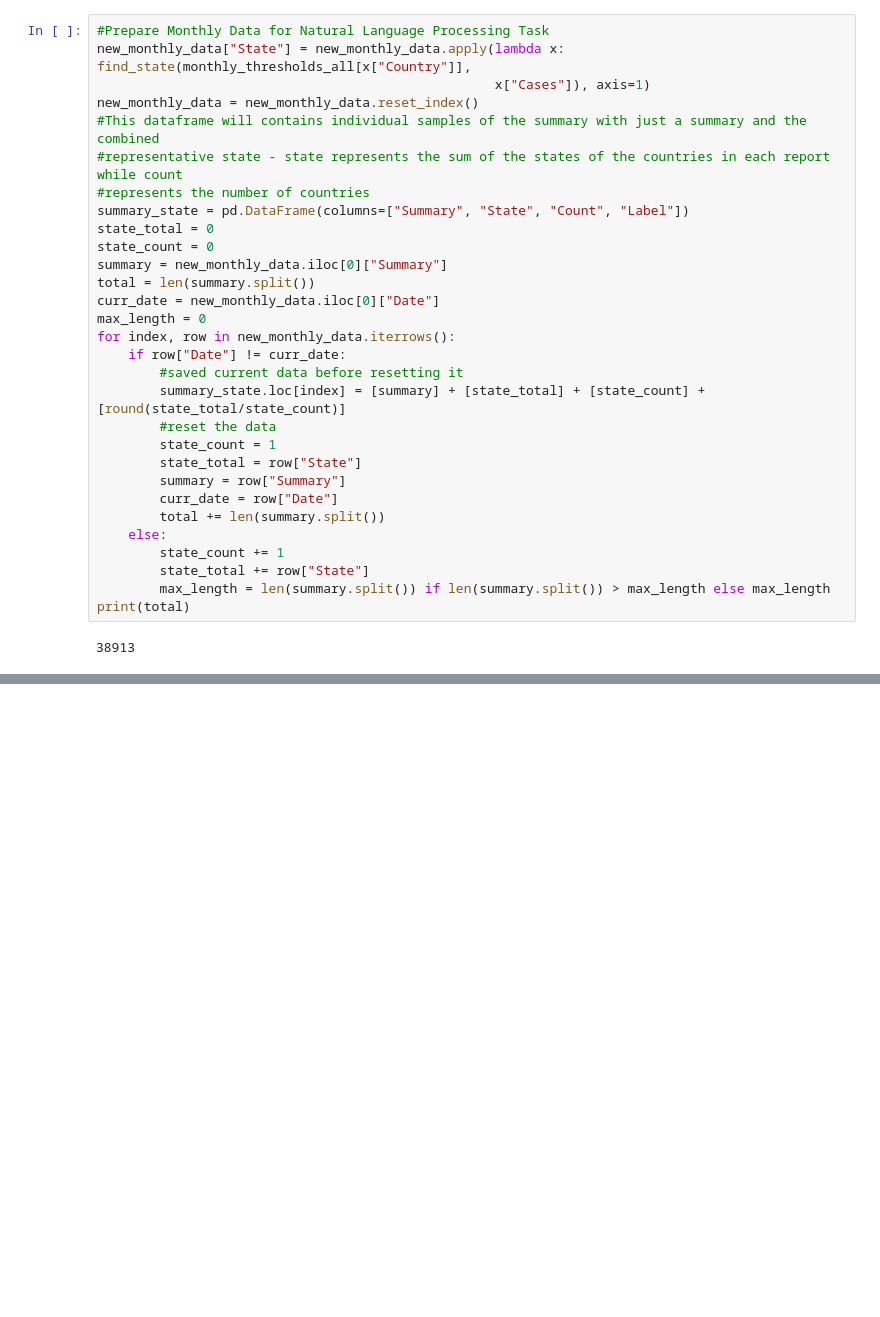
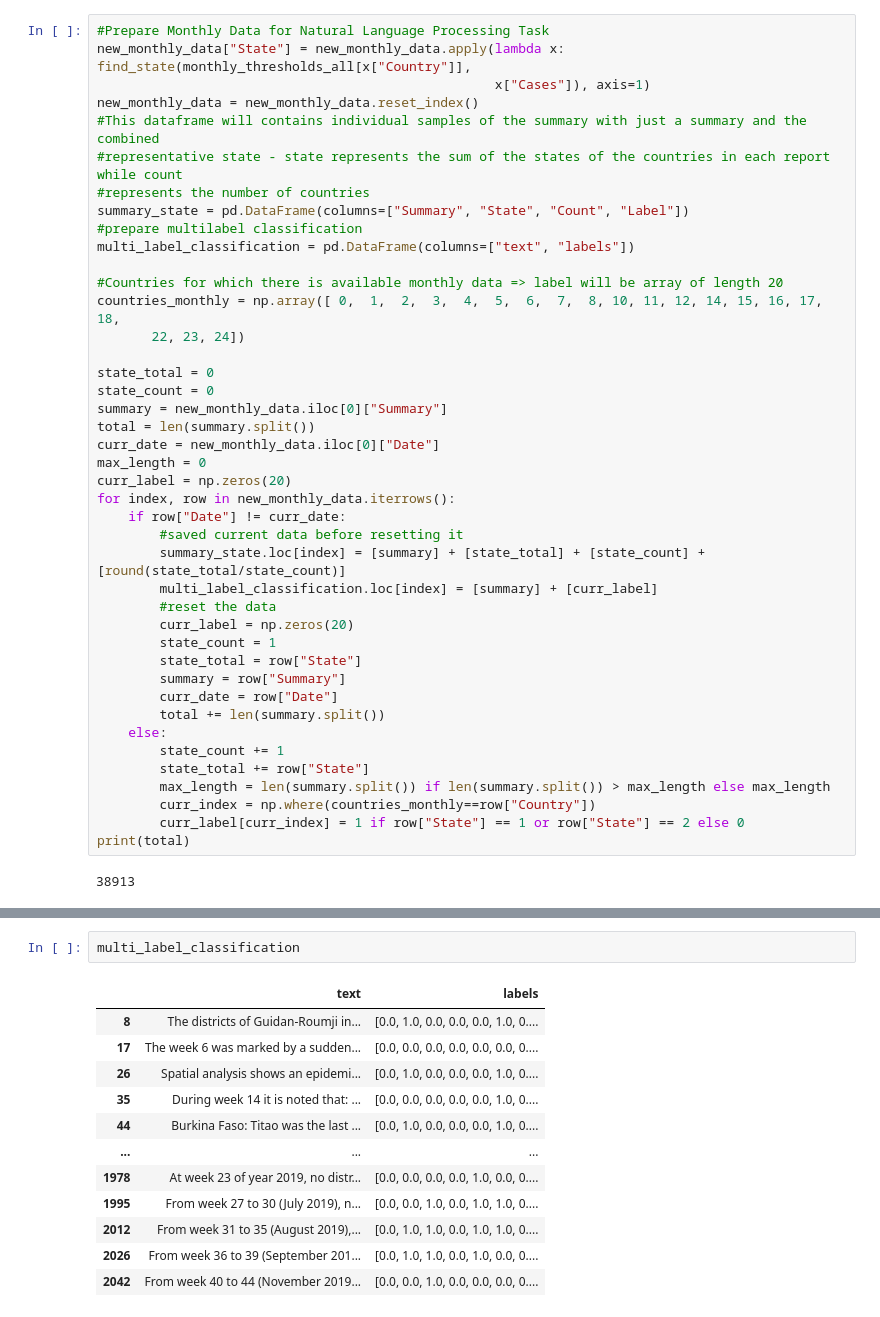
Before and after one commit to amirgamil/Meningitis-Analysis, a Jupyter notebook: Code/data_preprocessing.ipynb, the cells around one changed output, grey strips where cells are left out. Drawn from its saved outputs; the diff is of its cells as text; blank space fills up the shorter version.

```diff
--- a/Code/data_preprocessing.ipynb
+++ b/Code/data_preprocessing.ipynb
@@ -412,17 +412,27 @@ new_monthly_data = new_monthly_data.reset_index()
 #representative state - state represents the sum of the states of the countries in each report while count
 #represents the number of countries
 summary_state = pd.DataFrame(columns=["Summary", "State", "Count", "Label"])
+#prepare multilabel classification
+multi_label_classification = pd.DataFrame(columns=["text", "labels"])
+
+#Countries for which there is available monthly data => label will be array of length 20
+countries_monthly = np.array([ 0,  1,  2,  3,  4,  5,  6,  7,  8, 10, 11, 12, 14, 15, 16, 17, 18,
+       22, 23, 24])
+
 state_total = 0
 state_count = 0
 summary = new_monthly_data.iloc[0]["Summary"]
 total = len(summary.split())
 curr_date = new_monthly_data.iloc[0]["Date"]
 max_length = 0
+curr_label = np.zeros(20)
 for index, row in new_monthly_data.iterrows():
     if row["Date"] != curr_date:
         #saved current data before resetting it
         summary_state.loc[index] = [summary] + [state_total] + [state_count] + [round(state_total/state_count)]
+        multi_label_classification.loc[index] = [summary] + [curr_label]
         #reset the data
+        curr_label = np.zeros(20)
         state_count = 1
         state_total = row["State"]
         summary = row["Summary"]
@@ -432,6 +442,8 @@ for index, row in new_monthly_data.iterrows():
         state_count += 1
         state_total += row["State"]
         max_length = len(summary.split()) if len(summary.split()) > max_length else max_length
+        curr_index = np.where(countries_monthly==row["Country"])
+        curr_label[curr_index] = 1 if row["State"] == 1 or row["State"] == 2 else 0
 print(total)
 # %% [output]
 38913
@@ -453,0 +450,15 @@ month_data
+# %%
+multi_label_classification
+# %% [output]
+|  | text | labels |
+| 8 | The districts of Guidan-Roumji in... | [0.0, 1.0, 0.0, 0.0, 0.0, 1.0, 0.... |
+| 17 | The week 6 was marked by a sudden... | [0.0, 0.0, 0.0, 0.0, 0.0, 0.0, 0.... |
+| 26 | Spatial analysis shows an epidemi... | [0.0, 1.0, 0.0, 0.0, 0.0, 1.0, 0.... |
+| 35 | During week 14 it is noted that: ... | [0.0, 0.0, 0.0, 0.0, 0.0, 1.0, 0.... |
+| 44 | Burkina Faso: Titao was the last ... | [0.0, 1.0, 0.0, 0.0, 0.0, 1.0, 0.... |
+| ... | ... | ... |
+| 1978 | At week 23 of year 2019, no distr... | [0.0, 0.0, 0.0, 0.0, 1.0, 0.0, 0.... |
+| 1995 | From week 27 to 30 (July 2019), n... | [0.0, 0.0, 1.0, 0.0, 1.0, 1.0, 0.... |
+| 2012 | From week 31 to 35 (August 2019),... | [0.0, 1.0, 1.0, 0.0, 1.0, 1.0, 0.... |
+| 2026 | From week 36 to 39 (September 201... | [0.0, 1.0, 1.0, 0.0, 1.0, 0.0, 0.... |
+| 2042 | From week 40 to 44 (November 2019... | [0.0, 0.0, 1.0, 0.0, 0.0, 0.0, 0.... |
```
Also changed, not shown: parts of 2 cells of this notebook, 1 other file.
